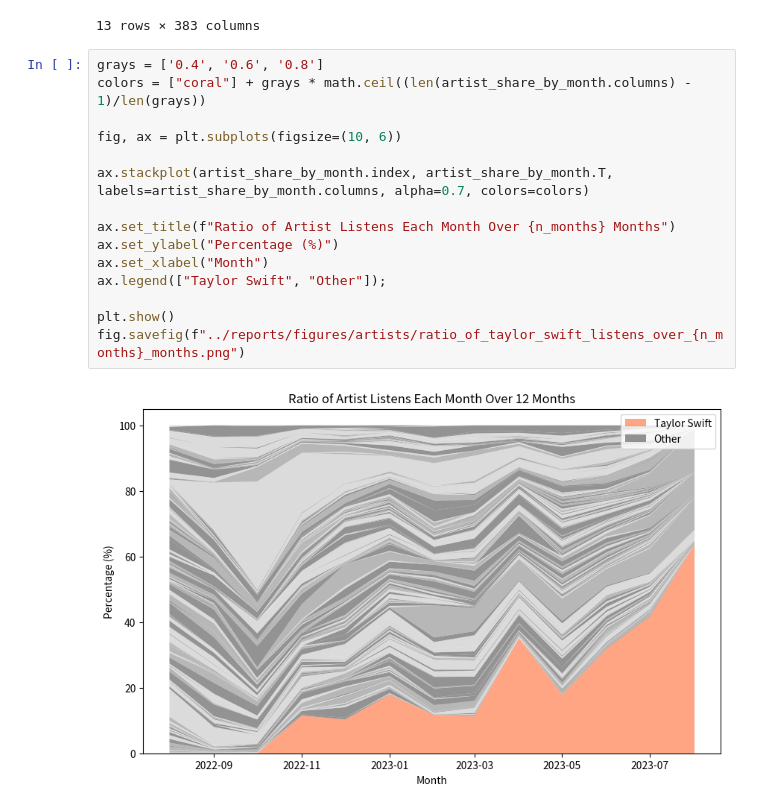
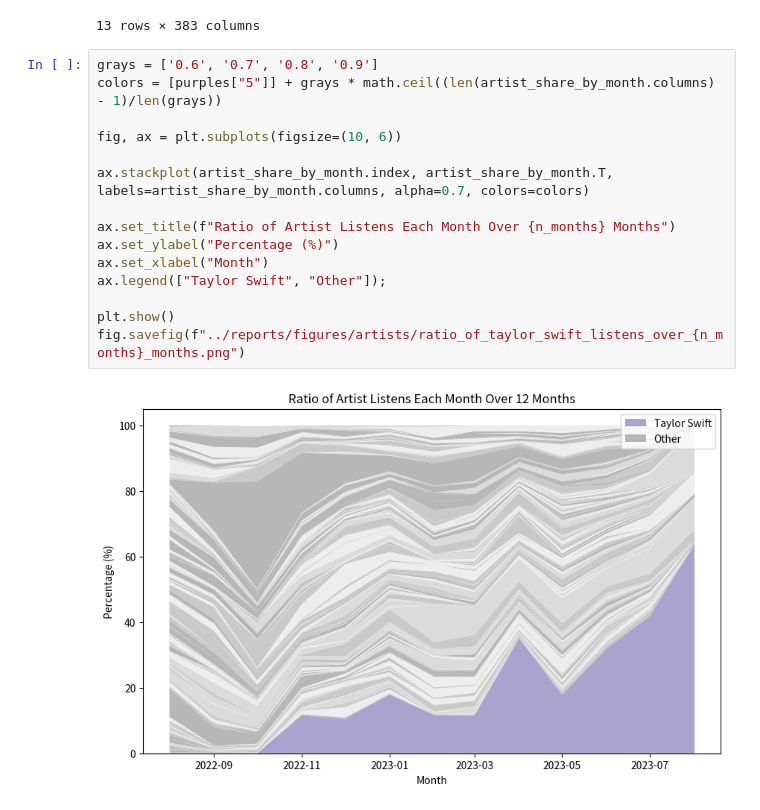
Before and after one commit to fifersheep/youtube-music-history, a Jupyter notebook: notebooks/02 - Artist Exploration.ipynb, the cells around one changed output. Saved outputs shown, nothing was run; the diff lists cells and outputs as text.

Commit message:
update colors in artist exploration

```diff
--- a/notebooks/02 - Artist Exploration.ipynb
+++ b/notebooks/02 - Artist Exploration.ipynb
@@ -146,19 +148,19 @@ artist_share_by_month
 | 2023-08-01 | 63.736264 | 0.000000 | 0.000000 | 0.000000 | 0.000000 | 0.000000 | 0.000000 | 0.000000 | ... |
 13 rows × 383 columns
 # %%
-grays = ['0.4', '0.6', '0.8']
-colors = ["coral"] + grays * math.ceil((len(artist_share_by_month.columns) - 1)/len(grays))
+grays = ['0.6', '0.7', '0.8', '0.9']
+colors = [purples["5"]] + grays * math.ceil((len(artist_share_by_month.columns) - 1)/len(grays))
 
 fig, ax = plt.subplots(figsize=(10, 6))
 
 ax.stackplot(artist_share_by_month.index, artist_share_by_month.T, labels=artist_share_by_month.columns, alpha=0.7, colors=colors)
 
 ax.set_title(f"Ratio of Artist Listens Each Month Over {n_months} Months")
 ax.set_ylabel("Percentage (%)")
 ax.set_xlabel("Month")
 ax.legend(["Taylor Swift", "Other"]);
 
 plt.show()
 fig.savefig(f"../reports/figures/artists/ratio_of_taylor_swift_listens_over_{n_months}_months.png")
 # %% [output]
-[figure, old version]
+[figure, new version]
```
Also changed, not shown: parts of 5 cells of this notebook, 3 other files.
